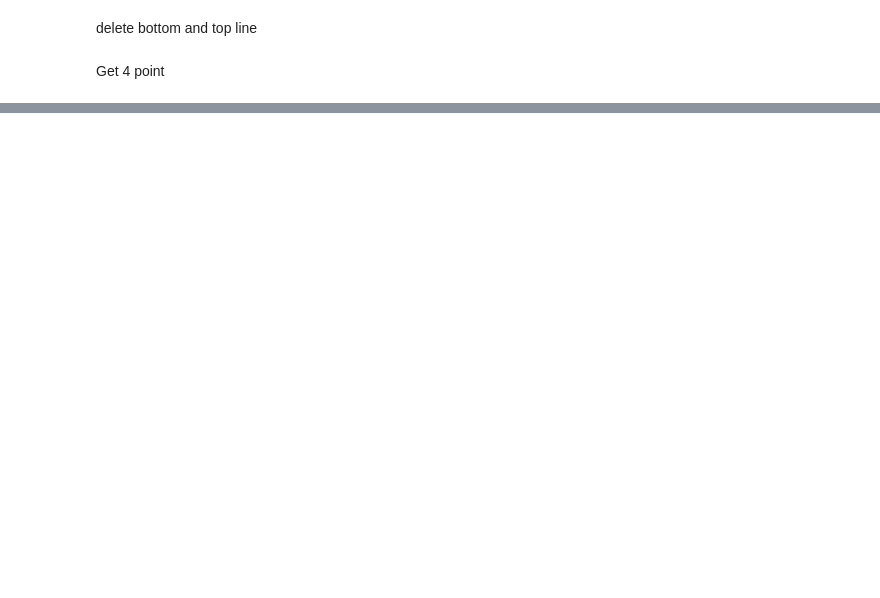
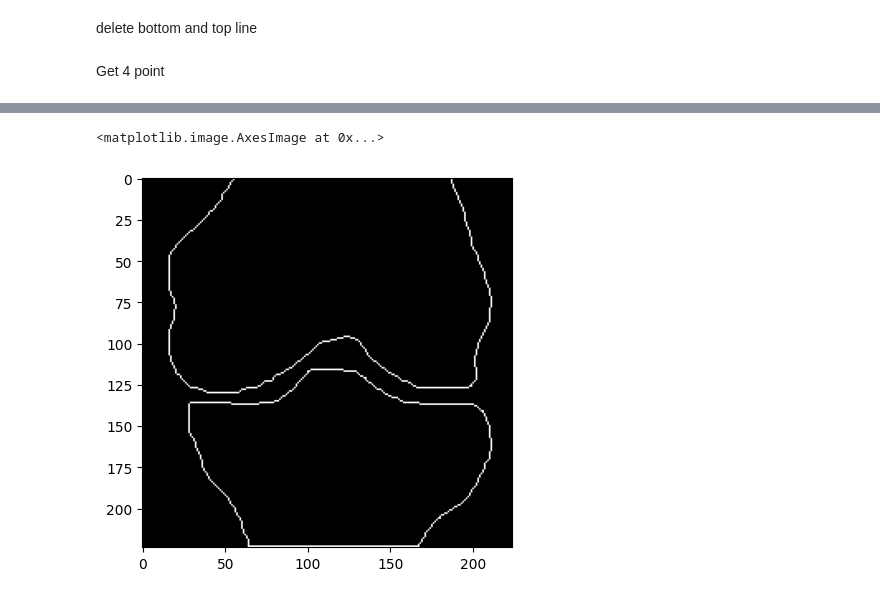
Before and after one commit to aubamedany/Space-Joint-Width, a Jupyter notebook: testyolo.ipynb, the cells around one changed output, grey strips where cells are left out. Cells and saved outputs as stored; diff of their text form; code cells hidden in the pictures; blank space fills up the shorter version.

```diff
--- a/testyolo.ipynb
+++ b/testyolo.ipynb
@@ -415,0 +359,6 @@ newcontour = []
+# %%
+process_gd= Preprocess_GD()
+# %%
+yolo_process = Preprocess_yolo()
+# %%
+Xtrain,Ytrain,Xtest,Ytest,Xval,Yval  = process_gd.pipeline()
@@ -415,0 +385,2 @@ newcontour = []
+# %%
+maskch,upper_left,upper_right,lower_left,lower_right = yolo_process.pipeline(Xtrain[5])
@@ -415,0 +395,5 @@ newcontour = []
+# %%
+plt.imshow(maskch)
+# %% [output]
+<matplotlib.image.AxesImage at 0x...>
+[figure, added]
```
Also changed, not shown: parts of 78 cells of this notebook, 10 other files.
